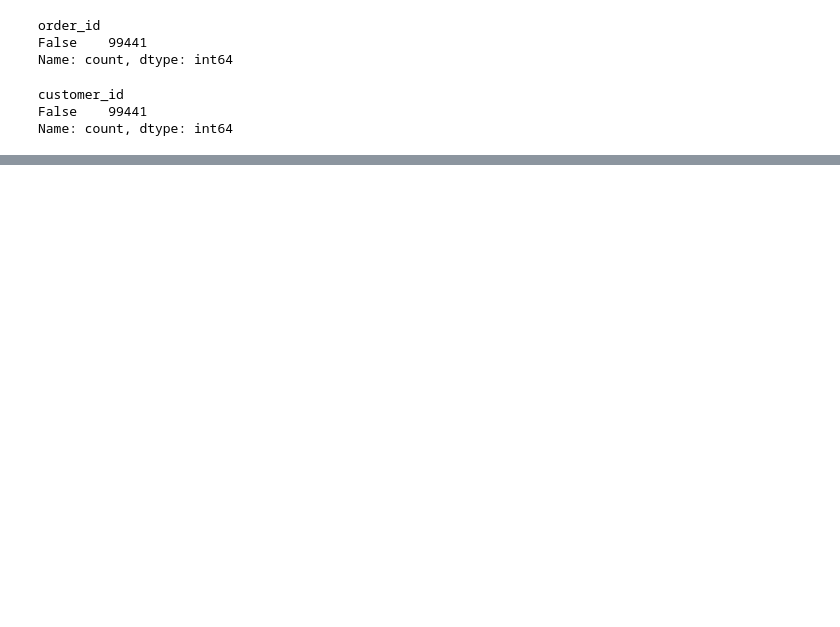
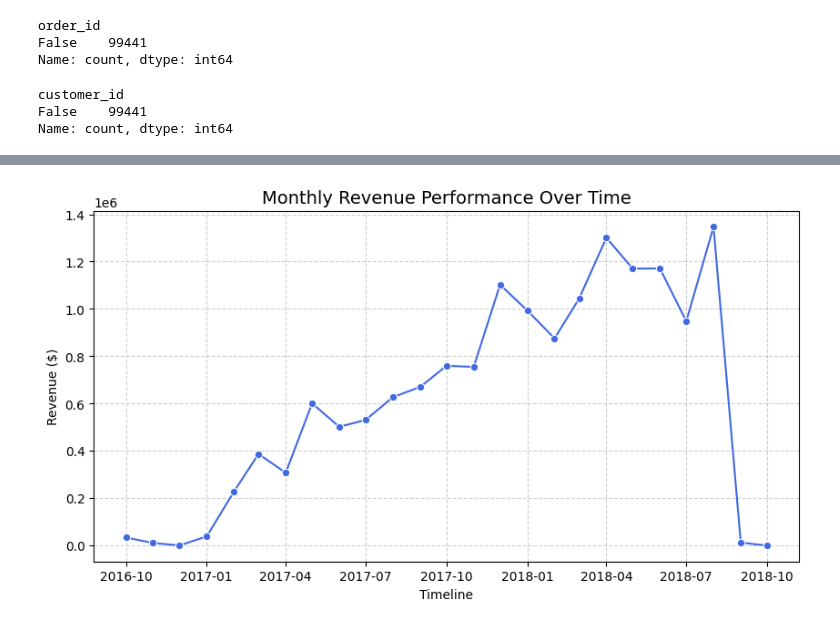
Before and after one commit to aryan802/kaggle_sql, a Jupyter notebook: 1-olist-exploration-case-study.ipynb, the cells around one changed output, grey strips where cells are left out. Saved outputs shown, nothing was run; the diff lists cells and outputs as text; code cells hidden in the pictures; blank space fills up the shorter version.

```diff
--- a/1-olist-exploration-case-study.ipynb
+++ b/1-olist-exploration-case-study.ipynb
@@ -392,0 +691,2 @@ Name: count, dtype: int64
+# %%
+order_payments_agg_merged['year'] = order_payments_agg_merged.order_delivered_customer_date.dt.year
@@ -392,0 +702,2 @@ Name: count, dtype: int64
+# %%
+delivered_order_payments_agg_merged = order_payments_agg_merged.drop(columns = ['order_purchase_timestamp','customer_id','order_status','order_delivered_customer_date','order_approved_at','order_delivered_carrier_date','order_estimated_delivery_date'])
@@ -392,0 +724,3 @@ Name: count, dtype: int64
+# %%
+or_rev_aov = delivered_order_payments_agg_merged.groupby(['year','month']).agg(orders = ('order_id','count'),revenue = ('payment_value','sum'),aov = ('payment_value','mean')).reset_index()
+or_rev_aov
@@ -392,0 +745,11 @@ Name: count, dtype: int64
+# %%
+# 1. Define the correct chronological order of the months
+month_order = ['Jan', 'Feb', 'Mar', 'Apr', 'May', 'Jun', 'Jul', 'Aug', 'Sep', 'Oct', 'Nov', 'Dec']
+
+# 2. Convert the 'month' column to an ordered Categorical type
+or_rev_aov['month'] = pd.Categorical(or_rev_aov['month'], categories=month_order, ordered=True)
+
+# 3. Sort by 'year' first, then by 'month'
+or_rev_aov_sorted = or_rev_aov.sort_values(by=['year', 'month']).reset_index(drop=True)
+
+or_rev_aov_sorted
@@ -392,0 +793,15 @@ Name: count, dtype: int64
+# %%
+# 1. Combine year and month into a unified datetime column
+or_rev_aov_sorted['date'] = pd.to_datetime(or_rev_aov_sorted['year'].astype(int).astype(str) + '-' + or_rev_aov_sorted['month'].astype(str), format='%Y-%b')
+
+# 2. Plot the continuous trend line
+plt.figure(figsize=(10, 5))
+sns.lineplot(data=or_rev_aov_sorted, x='date', y='revenue', marker='o', color='royalblue')
+
+plt.title('Monthly Revenue Performance Over Time', fontsize=14)
+plt.xlabel('Timeline')
+plt.ylabel('Revenue ($)')
+plt.grid(True, linestyle='--', alpha=0.6)
+plt.show()
+# %% [output]
+[figure, added]
```
Also changed, not shown: parts of 47 cells of this notebook.
